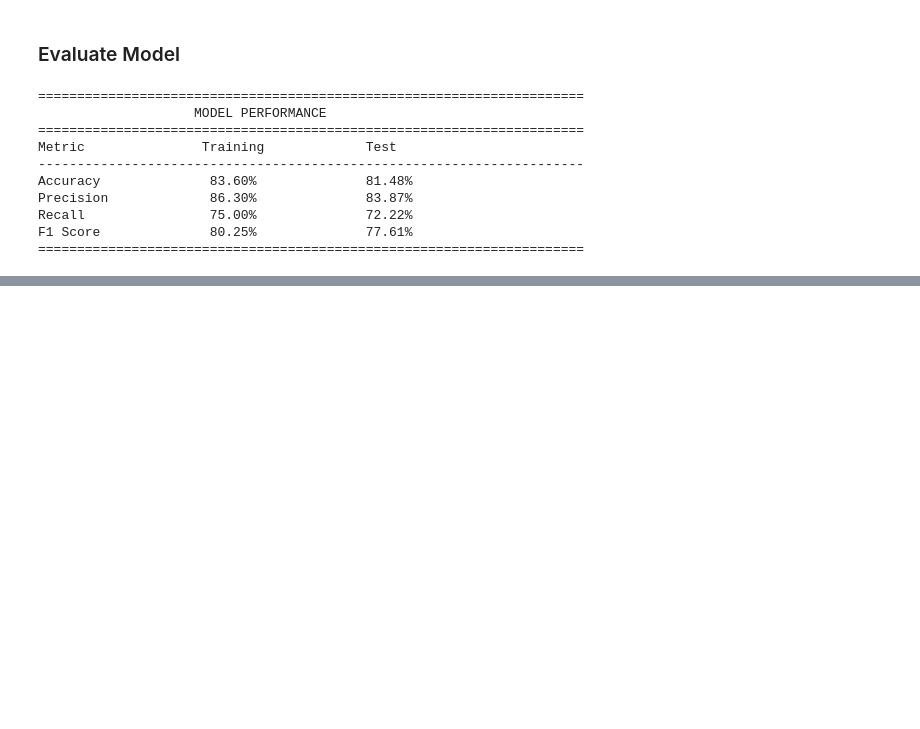
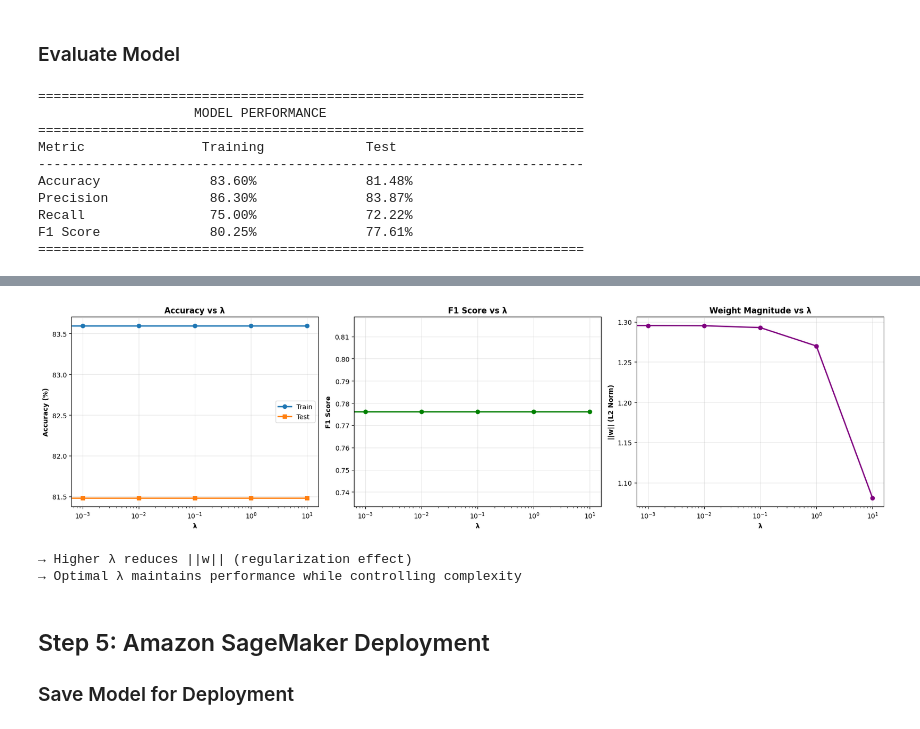
Before and after one commit to elmultiusos/Logistic-Regression, a Jupyter notebook: heart_disease_lr_analysis.ipynb, the cells around one changed output, grey strips where cells are left out. Cells and saved outputs as stored; diff of their text form; code cells hidden in the pictures; blank space fills up the shorter version.

Commit message:
Final logistic regression homework with SageMaker deployment exploration

```diff
--- a/heart_disease_lr_analysis.ipynb
+++ b/heart_disease_lr_analysis.ipynb
@@ -374,0 +573,46 @@ F1 Score              80.25%              77.61%
+# %%
+# Visualize λ effect
+fig, axes = plt.subplots(1, 3, figsize=(18, 5))
+
+lambda_vals = [r['lambda'] for r in results]
+train_accs = [r['train_acc']*100 for r in results]
+test_accs = [r['test_acc']*100 for r in results]
+test_f1s = [r['test_f1'] for r in results]
+w_norms = [r['w_norm'] for r in results]
+
+axes[0].plot(lambda_vals, train_accs, 'o-', label='Train', linewidth=2)
+axes[0].plot(lambda_vals, test_accs, 's-', label='Test', linewidth=2)
+axes[0].set_xlabel('λ', fontweight='bold')
+axes[0].set_ylabel('Accuracy (%)', fontweight='bold')
+axes[0].set_title('Accuracy vs λ', fontweight='bold')
+axes[0].set_xscale('log')
+axes[0].legend()
+axes[0].grid(True, alpha=0.3)
+
+axes[1].plot(lambda_vals, test_f1s, 'o-', color='green', linewidth=2)
+axes[1].set_xlabel('λ', fontweight='bold')
+axes[1].set_ylabel('F1 Score', fontweight='bold')
+axes[1].set_title('F1 Score vs λ', fontweight='bold')
+axes[1].set_xscale('log')
+axes[1].grid(True, alpha=0.3)
+
+axes[2].plot(lambda_vals, w_norms, 'o-', color='purple', linewidth=2)
+axes[2].set_xlabel('λ', fontweight='bold')
+axes[2].set_ylabel('||w|| (L2 Norm)', fontweight='bold')
+axes[2].set_title('Weight Magnitude vs λ', fontweight='bold')
+axes[2].set_xscale('log')
+axes[2].grid(True, alpha=0.3)
+
+plt.tight_layout()
+plt.show()
+
+print("→ Higher λ reduces ||w|| (regularization effect)")
+print("→ Optimal λ maintains performance while controlling complexity")
+# %% [output]
+[figure, added]
+→ Higher λ reduces ||w|| (regularization effect)
+→ Optimal λ maintains performance while controlling complexity
+# %% [markdown]
+## Step 5: Amazon SageMaker Deployment
+
+### Save Model for Deployment
```
Also changed, not shown: parts of 17 cells of this notebook, 9 other files.
